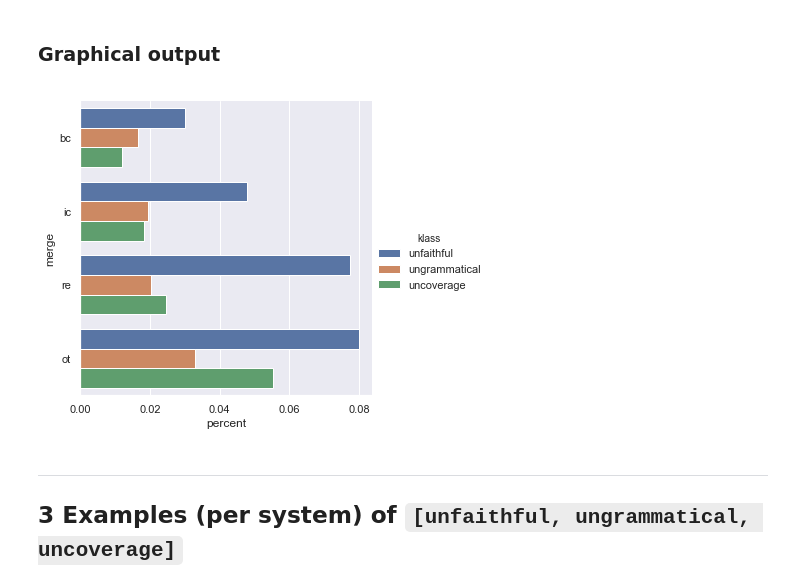
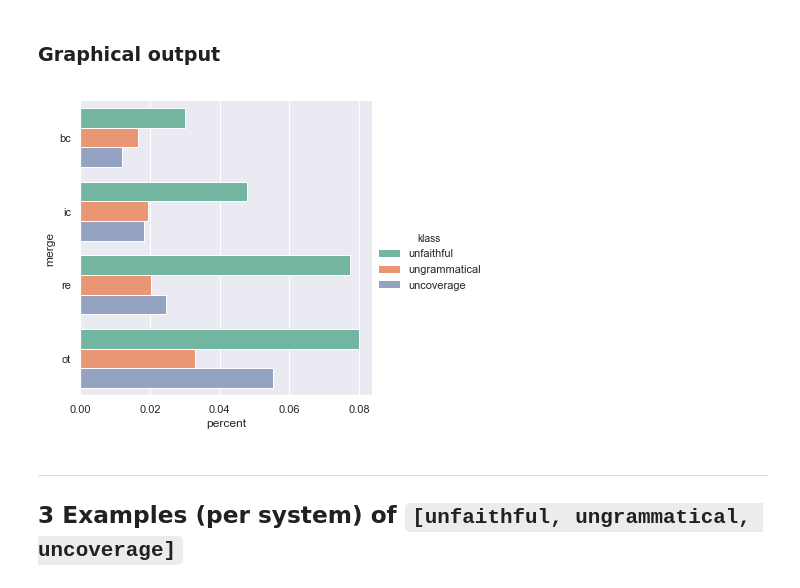
Before and after one commit to loganlebanoff/correct_summarization, a Jupyter notebook: mturk/paper-stats.ipynb, the cells around one changed output. Saved outputs shown, nothing was run; the diff lists cells and outputs as text; code cells hidden in the pictures.

```diff
--- a/mturk/paper-stats.ipynb
+++ b/mturk/paper-stats.ipynb
@@ -278,18 +301,19 @@ display(merge_dist_uncover)
 # %%
 merge_dist_uns = pd.DataFrame(columns=["merge", "klass", "percent"])
 merge_dist_uns["merge"] = merge_opts * 3
 merge_dist_uns["klass"] = ["unfaithful"] * 4 + ["ungrammatical"] * 4 + ["uncoverage"] * 4
 percents = list(merge_dist_unfaith["percent"]) + list(merge_dist_ungramm["percent"]) + list(merge_dist_uncover["percent"])
 merge_dist_uns["percent"] = percents
 
 # merge_dist_unfaith.plot(kind="barh", y="percent")
 # merge_dist_uncover.plot(kind="barh", y="percent")
 # merge_dist_ungramm.plot(kind="barh", y="percent")
 
-sns_merge_dist_uns = sns.catplot(kind="bar", y="merge", x="percent", hue="klass", data=merge_dist_uns)
-sns_merge_dist_uns.fig.savefig("merge_dist_uns.pdf")
+with sns.color_palette("Set2"):
+    sns_merge_dist_uns = sns.catplot(kind="bar", y="merge", x="percent", hue="klass", data=merge_dist_uns)
+    sns_merge_dist_uns.fig.savefig("merge_dist_uns.pdf")
 # %% [output]
-[figure, old version]
+[figure, new version]
 # %% [markdown]
 ---
 ## 3 Examples (per system) of `[unfaithful, ungrammatical, uncoverage]`
```
Also changed, not shown: parts of 8 cells of this notebook, 4 other files.
